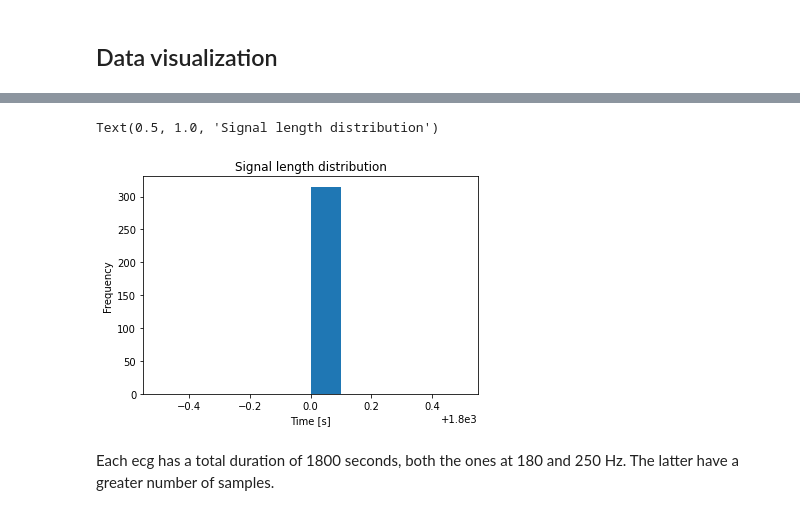
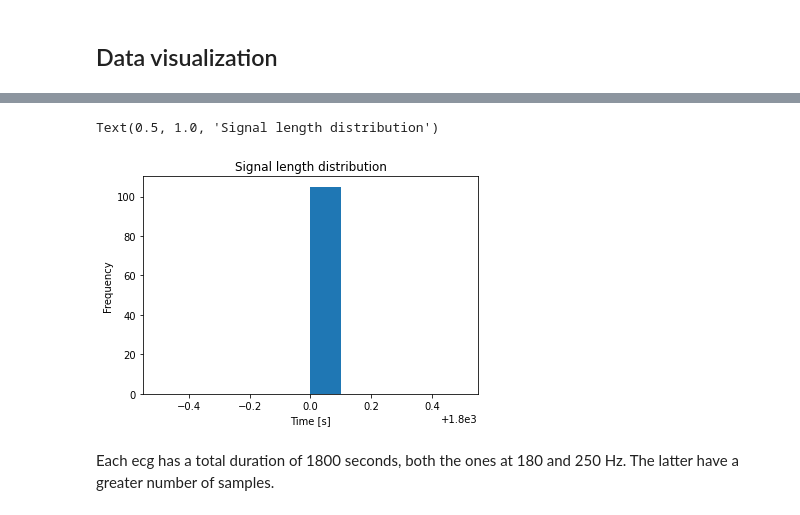
Before and after one commit to simonetome/Heartbeat-NSV-classification, a Jupyter notebook: ParsingVisualizationFiltering.ipynb, the cells around one changed output, grey strips where cells are left out. Cells and saved outputs as stored; diff of their text form; code cells hidden in the pictures.

```diff
--- a/ParsingVisualizationFiltering.ipynb
+++ b/ParsingVisualizationFiltering.ipynb
@@ -112,17 +115,29 @@ for f in os.listdir(dataset_folder):
       frequencies.append(int(sample_prefix[5:]))
 # %% [markdown]
 <h2>Data visualization</h2>
+# %%
+def set_ax_size(w,h, ax=None):
+    """ w, h: width, height in inches """
+    if not ax: ax=plt.gca()
+    l = ax.figure.subplotpars.left
+    r = ax.figure.subplotpars.right
+    t = ax.figure.subplotpars.top
+    b = ax.figure.subplotpars.bottom
+    figw = float(w)/(r-l)
+    figh = float(h)/(t-b)
+    ax.figure.set_size_inches(figw, figh)
 # %%
 
-def plot_signal(sigID,length,signals=ecg_signals, lead=0, timeDomain=False):
+def plot_signal(sigID,length,signals=ecg_signals, lead=0, timeDomain=False,w_size=12, h_size=3):
     """
       Method that plots an ECG signal for a given number of samples.
         :param int sigID: the index of the signal
-        :param int lenght: the number of samples to be plotted
+        :param int length: the number of samples to be plotted
         :param signals: the ecg_signals list
         :param int lead: the lead to be plotted
         :param boolean timeDomain: True to use seconds as unit of the x-axis
     """
+
     signal = signals[sigID]
     fs = frequencies[sigID]
 
@@ -131,8 +146,10 @@ def plot_signal(sigID,length,signals=ecg_signals, lead=0, timeDomain=False):
       x = x[:length]
     else:
       x = np.arange(length)
+
     y = signal[:length,lead]
     fig, ax = plt.subplots()
+    set_ax_size(w_size,h_size)
     ax.plot(x, y, linewidth=2.0)
 
     # we are plotting only the defined samples, so we must count how many peaks
@@ -164,38 +181,39 @@ def plot_signal(sigID,length,signals=ecg_signals, lead=0, timeDomain=False):
     plt.show()
 
 
-def plot_comparison(raw_signal, filtered_signal, sigID, lenght, peaks=rpeaks, labels=labels, lead=0, title = ""):
+def plot_comparison(raw_signal, filtered_signal, sigID, length, peaks=rpeaks, labels=labels, lead=0, title = "", w_size=12, h_size=3):
   """
     Method that plots on the same graph both raw and filtered ECG signal for a given number of samples.
       :param raw_signal: the raw ECG signal
       :param filtered_signal: the same ECG signal after manipulation
       :param int sigID: the index of the signal
-      :param int lenght: the number of samples to be plotted
+      :param int length: the number of samples to be plotted
       :param peaks: the rpeaks list
       :param labels: the rpeaks labels list
       :param int lead: the lead to be plotted
       :param string title: optional title of the plot
   """
   peaks_temp = peaks[sigID]
-  plotted_samples  = lenght
-  fig, ax1 = plt.subplots()
-  ax1.plot(raw_signal[:plotted_samples,lead])
-  ax1.plot(filtered_signal[:plotted_samples,lead])
+  plotted_samples  = length
+  fig, ax = plt.subplots()
+  set_ax_size(w_size,h_size)
+  ax.plot(raw_signal[:plotted_samples,lead])
+  ax.plot(filtered_signal[:plotted_samples,lead])
 
-  ax1.set_title(title)
+  ax.set_title(title)
   peak_counter=0
   for peak_sample in peaks_temp:
     if peak_sample > plotted_samples:
       break
     peak_counter +=1
-    ax1.plot(peak_sample, raw_signal[peak_sample,lead] , marker="o", color="red", alpha=.5)
-    ax1.plot(peak_sample, filtered_signal[peak_sample,lead] , marker="+", color="blue", alpha=.5)
+    ax.plot(peak_sample, raw_signal[peak_sample,lead] , marker="o", color="red", alpha=.5)
+    ax.plot(peak_sample, filtered_signal[peak_sample,lead] , marker="+", color="blue", alpha=.5)
 
 
   offset = 20
   peaks_labels = labels[sigID][:peak_counter]
   for i,label in enumerate(peaks_labels):
-    ax1.annotate(label,(peaks_temp[i]-offset,raw_signal[peaks_temp[i],lead]),fontsize = "large")
+    ax.annotate(label,(peaks_temp[i]-offset,raw_signal[peaks_temp[i],lead]),fontsize = "large")
 
   plt.show()
 # %%
@@ -226,17 +250,18 @@ create_patch(4,7) # patch for the 4th signal, 7th peak (has to be cut properly)
 # %%
 #Compute the duration in seconds of each signal
 #Iterate through the different signals: store signal length and divide by sampling frequenzy to obtain it in senconds.
+length_recordings = list()
 for i, signal in enumerate(ecg_signals):
   length_recordings.append(len(signal[:])/frequencies[i])
 
 
 # Transform to pandas series and plot histogram.
 length_rec_s = pd.Series(length_recordings)
 ax = length_rec_s.plot.hist(bins= 10)
 ax.set_xlabel("Time [s]")
 ax.set_title("Signal length distribution")
 # %% [output]
 Text(0.5, 1.0, 'Signal length distribution')
-[figure, old version]
+[figure, new version]
 # %% [markdown]
 Each ecg has a total duration of 1800 seconds, both the ones at 180 and 250 Hz. The latter have a greater number of samples.
```
Also changed, not shown: parts of 15 cells of this notebook.
